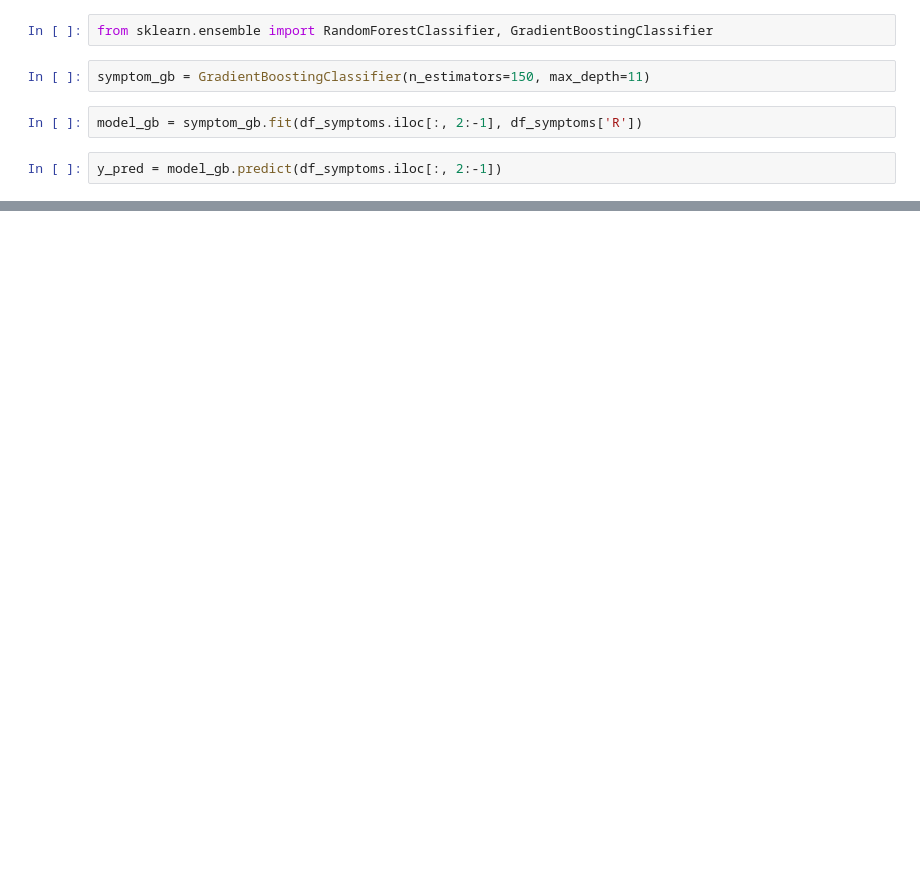
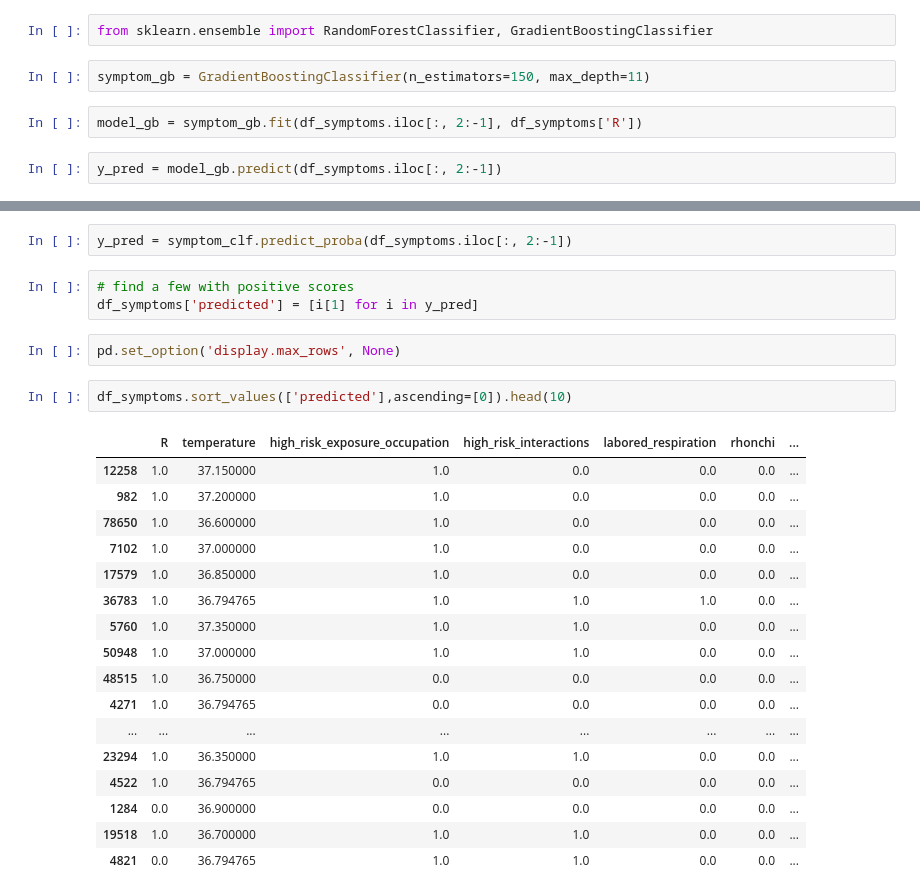
Before and after one commit to geoffswc/Covid-Test-Predictions, a Jupyter notebook: rf-estimates.ipynb, the cells around one changed output, grey strips where cells are left out. Saved outputs shown, nothing was run; the diff lists cells and outputs as text; blank space fills up the shorter version.

```diff
--- a/rf-estimates.ipynb
+++ b/rf-estimates.ipynb
@@ -210,0 +219,27 @@ Precision: 0.9 / Recall: 0.226 / Accuracy: 0.989
+# %%
+y_pred = symptom_clf.predict_proba(df_symptoms.iloc[:, 2:-1])
+# %%
+# find a few with positive scores
+df_symptoms['predicted'] = [i[1] for i in y_pred]
+# %%
+pd.set_option('display.max_rows', None)
+# %%
+df_symptoms.sort_values(['predicted'],ascending=[0]).head(10)
+# %% [output]
+|  | R | temperature | high_risk_exposure_occupation | high_risk_interactions | labored_respiration | rhonchi | ... |
+| 12258 | 1.0 | 37.150000 | 1.0 | 0.0 | 0.0 | 0.0 | ... |
+| 982 | 1.0 | 37.200000 | 1.0 | 0.0 | 0.0 | 0.0 | ... |
+| 78650 | 1.0 | 36.600000 | 1.0 | 0.0 | 0.0 | 0.0 | ... |
+| 7102 | 1.0 | 37.000000 | 1.0 | 0.0 | 0.0 | 0.0 | ... |
+| 17579 | 1.0 | 36.850000 | 1.0 | 0.0 | 0.0 | 0.0 | ... |
+| 36783 | 1.0 | 36.794765 | 1.0 | 1.0 | 1.0 | 0.0 | ... |
+| 5760 | 1.0 | 37.350000 | 1.0 | 1.0 | 0.0 | 0.0 | ... |
+| 50948 | 1.0 | 37.000000 | 1.0 | 1.0 | 0.0 | 0.0 | ... |
+| 48515 | 1.0 | 36.750000 | 0.0 | 0.0 | 0.0 | 0.0 | ... |
+| 4271 | 1.0 | 36.794765 | 0.0 | 0.0 | 0.0 | 0.0 | ... |
+| ... | ... | ... | ... | ... | ... | ... | ... |
+| 23294 | 1.0 | 36.350000 | 1.0 | 1.0 | 0.0 | 0.0 | ... |
+| 4522 | 1.0 | 36.794765 | 0.0 | 0.0 | 0.0 | 0.0 | ... |
+| 1284 | 0.0 | 36.900000 | 0.0 | 0.0 | 0.0 | 0.0 | ... |
+| 19518 | 1.0 | 36.700000 | 1.0 | 1.0 | 0.0 | 0.0 | ... |
+| 4821 | 0.0 | 36.794765 | 1.0 | 1.0 | 0.0 | 0.0 | ... |
```
Also changed, not shown: parts of 18 cells of this notebook.
